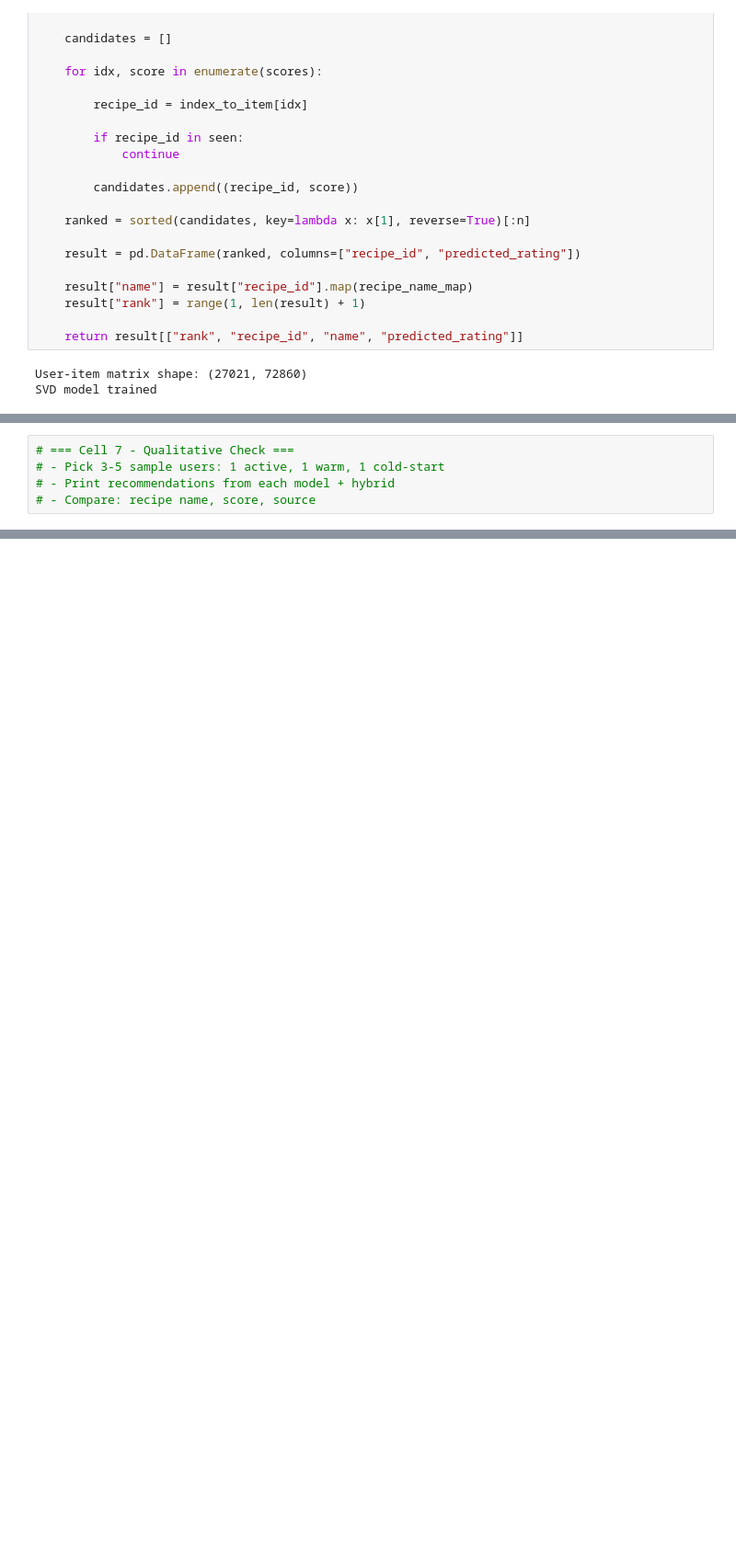
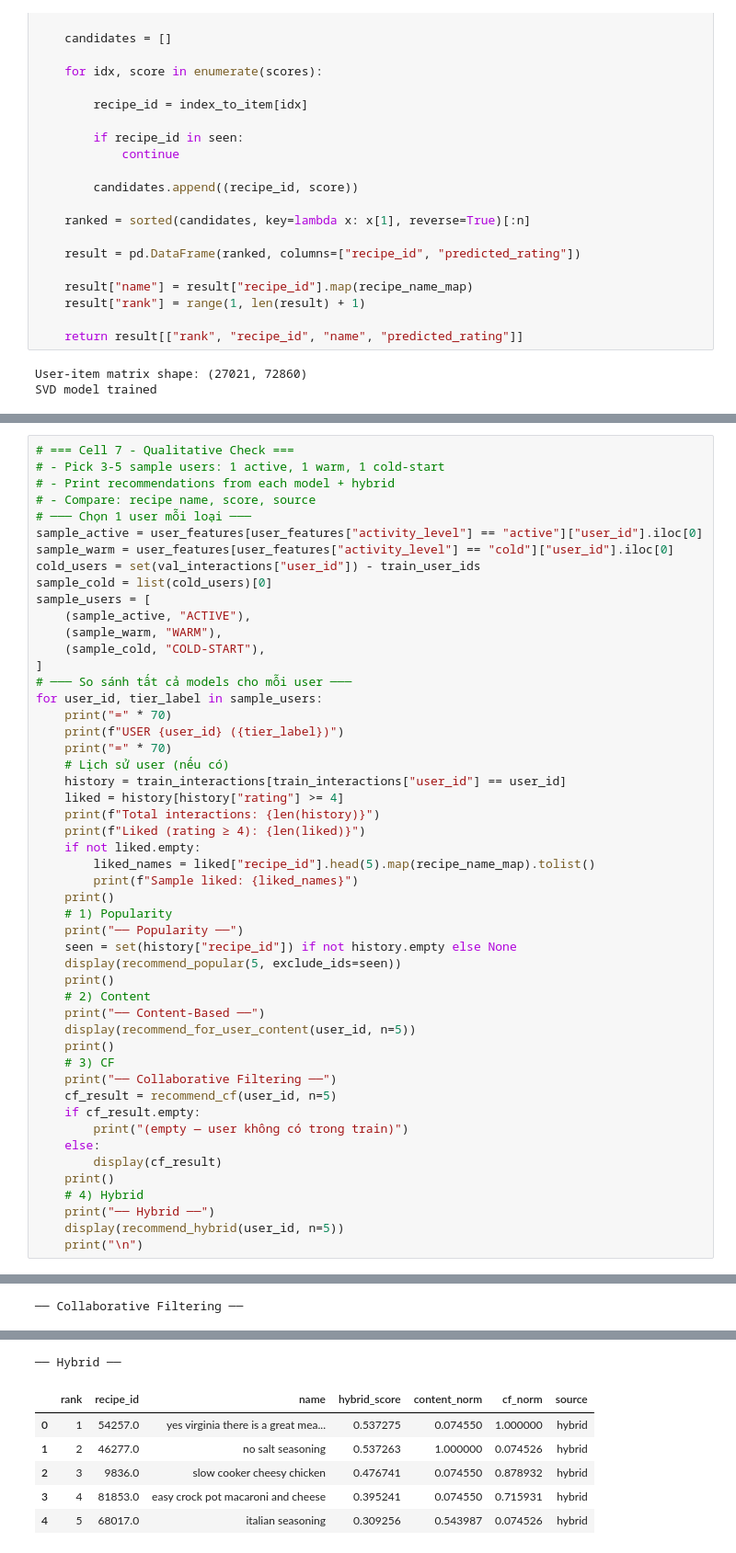
Before and after one commit to PH31M/Food-RecommendationSystem, a Jupyter notebook: notebooks/04_recommendation_model.ipynb, the cells around one changed output, grey strips where cells are left out. Shown at 92% size. Saved outputs shown, nothing was run; the diff lists cells and outputs as text; blank space fills up the shorter version.

```diff
--- a/notebooks/04_recommendation_model.ipynb
+++ b/notebooks/04_recommendation_model.ipynb
@@ -393,3 +502,49 @@ SVD model trained
 # - Pick 3-5 sample users: 1 active, 1 warm, 1 cold-start
 # - Print recommendations from each model + hybrid
 # - Compare: recipe name, score, source
+# ─── Chọn 1 user mỗi loại ───
+sample_active = user_features[user_features["activity_level"] == "active"]["user_id"].iloc[0]
+sample_warm = user_features[user_features["activity_level"] == "cold"]["user_id"].iloc[0]
+cold_users = set(val_interactions["user_id"]) - train_user_ids
+sample_cold = list(cold_users)[0]
+sample_users = [
+    (sample_active, "ACTIVE"),
+    (sample_warm, "WARM"),
+    (sample_cold, "COLD-START"),
+]
+# ─── So sánh tất cả models cho mỗi user ───
+for user_id, tier_label in sample_users:
+    print("=" * 70)
+    print(f"USER {user_id} ({tier_label})")
+    print("=" * 70)
+    # Lịch sử user (nếu có)
+    history = train_interactions[train_interactions["user_id"] == user_id]
+    liked = history[history["rating"] >= 4]
+    print(f"Total interactions: {len(history)}")
+    print(f"Liked (rating ≥ 4): {len(liked)}")
+    if not liked.empty:
+        liked_names = liked["recipe_id"].head(5).map(recipe_name_map).tolist()
+        print(f"Sample liked: {liked_names}")
+    print()
+    # 1) Popularity
+    print("── Popularity ──")
+    seen = set(history["recipe_id"]) if not history.empty else None
+    display(recommend_popular(5, exclude_ids=seen))
+    print()
+    # 2) Content
+    print("── Content-Based ──")
+    display(recommend_for_user_content(user_id, n=5))
+    print()
+    # 3) CF
+    print("── Collaborative Filtering ──")
+    cf_result = recommend_cf(user_id, n=5)
+    if cf_result.empty:
+        print("(empty — user không có trong train)")
+    else:
+        display(cf_result)
+    print()
+    # 4) Hybrid
+    print("── Hybrid ──")
+    display(recommend_hybrid(user_id, n=5))
+    print("\n")
+# %% [output]
@@ -395,0 +572 @@ SVD model trained
+── Collaborative Filtering ──
@@ -395,0 +579,7 @@ SVD model trained
+── Hybrid ──
+|  | rank | recipe_id | name | hybrid_score | content_norm | cf_norm | source |
+| 0 | 1 | 54257.0 | yes virginia there is a great mea... | 0.537275 | 0.074550 | 1.000000 | hybrid |
+| 1 | 2 | 46277.0 | no salt seasoning | 0.537263 | 1.000000 | 0.074526 | hybrid |
+| 2 | 3 | 9836.0 | slow cooker cheesy chicken | 0.476741 | 0.074550 | 0.878932 | hybrid |
+| 3 | 4 | 81853.0 | easy crock pot macaroni and cheese | 0.395241 | 0.074550 | 0.715931 | hybrid |
+| 4 | 5 | 68017.0 | italian seasoning | 0.309256 | 0.543987 | 0.074526 | hybrid |
```
Also changed, not shown: parts of 6 cells of this notebook.
